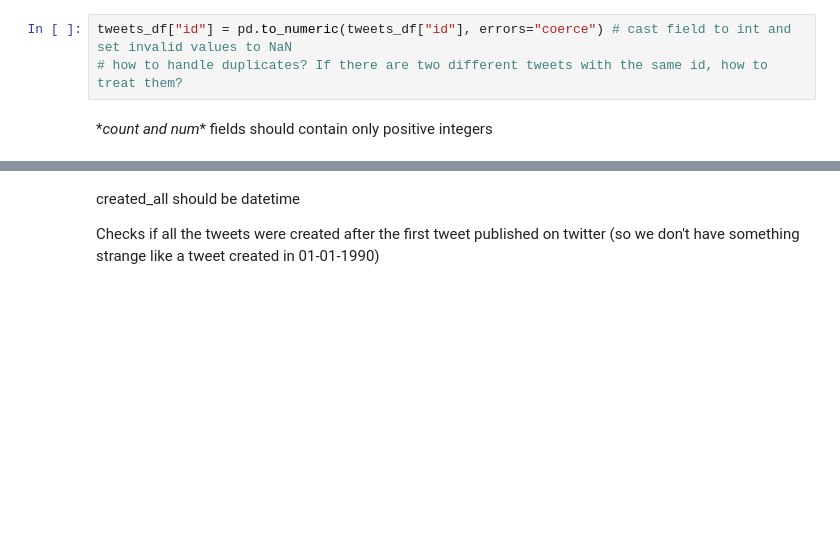
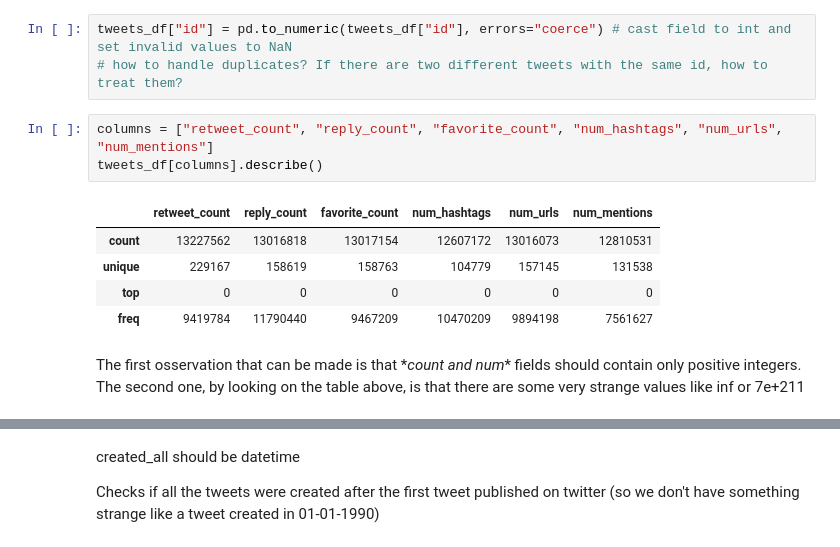
Before and after one commit to The-seven-dwarfs/DataMining-Group7, a Jupyter notebook: 1-Data_Understanding_and_Preparation.ipynb, the cells around one changed output, grey strips where cells are left out. Drawn from its saved outputs; the diff is of its cells as text; blank space fills up the shorter version.

```diff
--- a/1-Data_Understanding_and_Preparation.ipynb
+++ b/1-Data_Understanding_and_Preparation.ipynb
@@ -182,6 +266,16 @@ clean id field by casting to int and removing duplicates
 # %%
 tweets_df["id"] = pd.to_numeric(tweets_df["id"], errors="coerce") # cast field to int and set invalid values to NaN
 # how to handle duplicates? If there are two different tweets with the same id, how to treat them?
-# %% [markdown]
-\*_count and num_\* fields should contain only positive integers
+# %%
+columns = ["retweet_count", "reply_count", "favorite_count", "num_hashtags", "num_urls", "num_mentions"]
+tweets_df[columns].describe()
+# %% [output]
+|  | retweet_count | reply_count | favorite_count | num_hashtags | num_urls | num_mentions |
+| count | 13227562 | 13016818 | 13017154 | 12607172 | 13016073 | 12810531 |
+| unique | 229167 | 158619 | 158763 | 104779 | 157145 | 131538 |
+| top | 0 | 0 | 0 | 0 | 0 | 0 |
+| freq | 9419784 | 11790440 | 9467209 | 10470209 | 9894198 | 7561627 |
+# %% [markdown]
+The first osservation that can be made is that \*_count and num_\* fields should contain only positive integers.
+The second one, by looking on the table above, is that there are some very strange values like inf or 7e+211
 # %%
```
Also changed, not shown: parts of 15 cells of this notebook, 1 other file.
